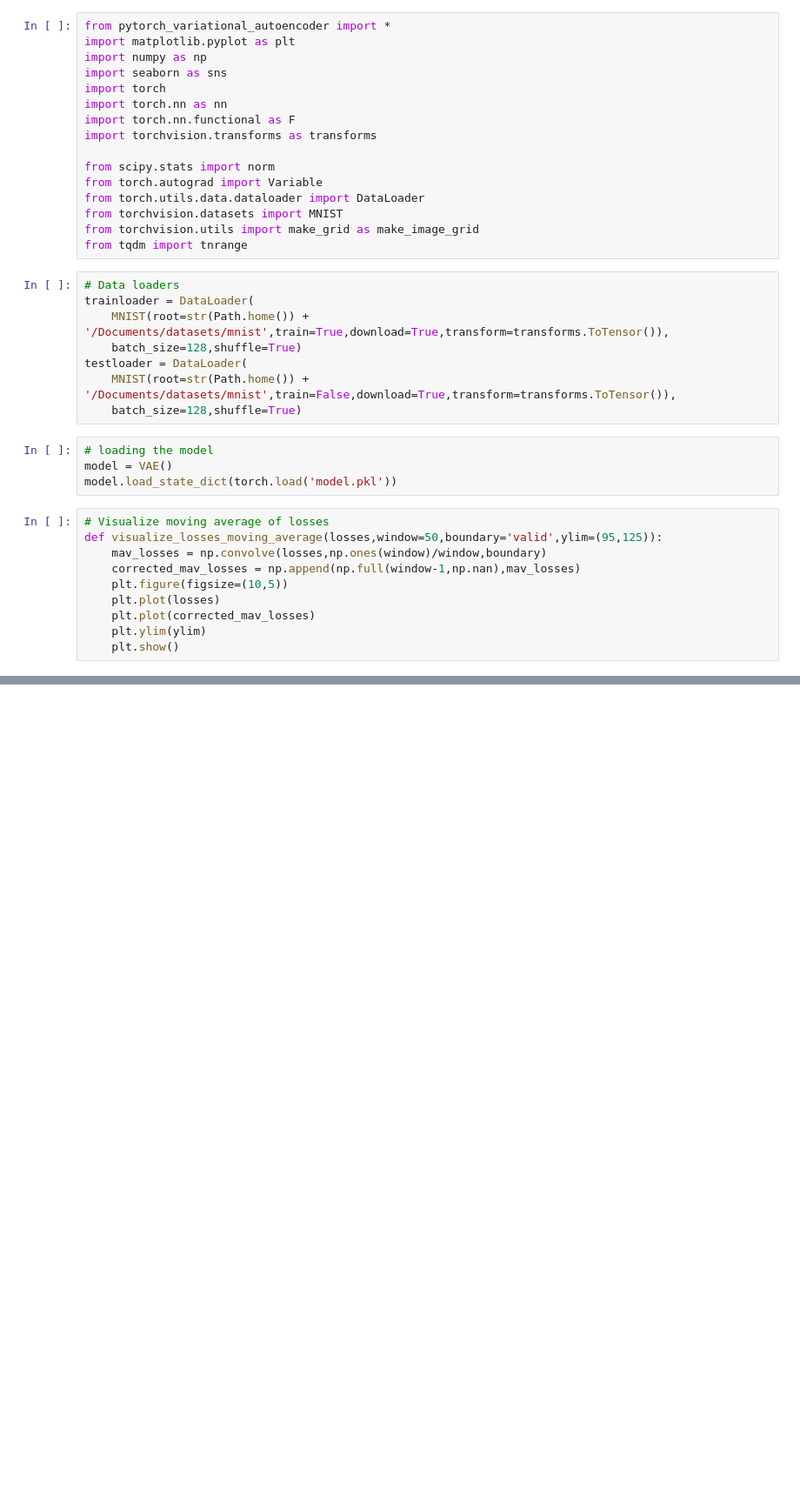
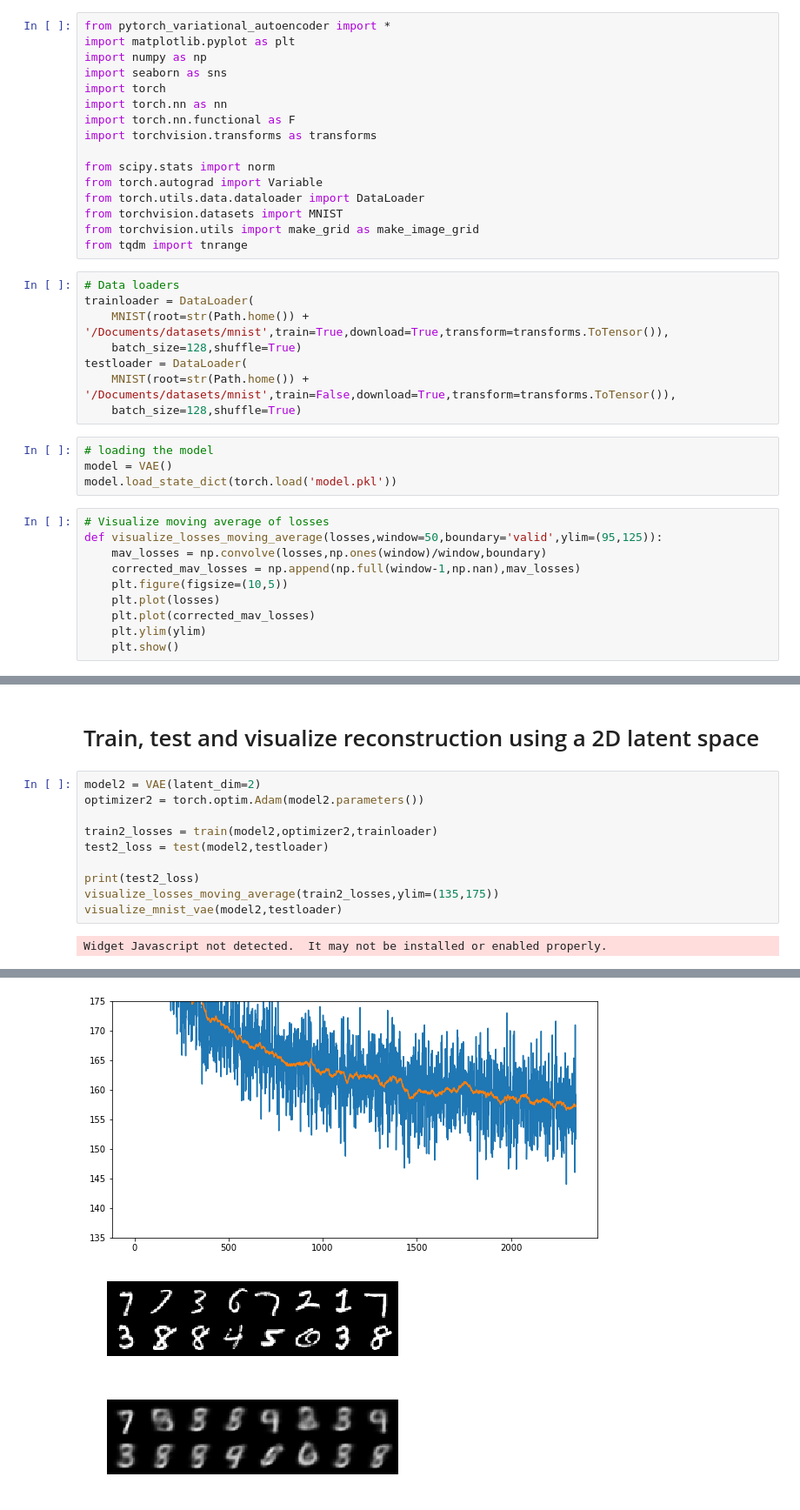
Before and after one commit to ShuvenduRoy/AutoEncoders, a Jupyter notebook: variational_autoencoders/Visualizing variational autoencoder.ipynb, the cells around one changed output, grey strips where cells are left out. Shown at 87% size. Saved outputs shown, nothing was run; the diff lists cells and outputs as text; blank space fills up the shorter version.

Commit message:
visualizing int 2d latent space

```diff
--- a/variational_autoencoders/Visualizing variational autoencoder.ipynb
+++ b/variational_autoencoders/Visualizing variational autoencoder.ipynb
@@ -73,0 +74,14 @@ visualize_mnist_vae(model,test_loader)
+# %% [markdown]
+# Train, test and visualize reconstruction using a 2D latent space
+# %%
+model2 = VAE(latent_dim=2)
+optimizer2 = torch.optim.Adam(model2.parameters())
+
+train2_losses = train(model2,optimizer2,trainloader)
+test2_loss = test(model2,testloader)
+
+print(test2_loss)
+visualize_losses_moving_average(train2_losses,ylim=(135,175))
+visualize_mnist_vae(model2,testloader)
+# %% [output]
+Widget Javascript not detected.  It may not be installed or enabled properly.
@@ -73,0 +105,3 @@ visualize_mnist_vae(model,test_loader)
+[figure, added]
+[figure, added]
+[figure, added]
```
Also changed, not shown: parts of 5 cells of this notebook.
